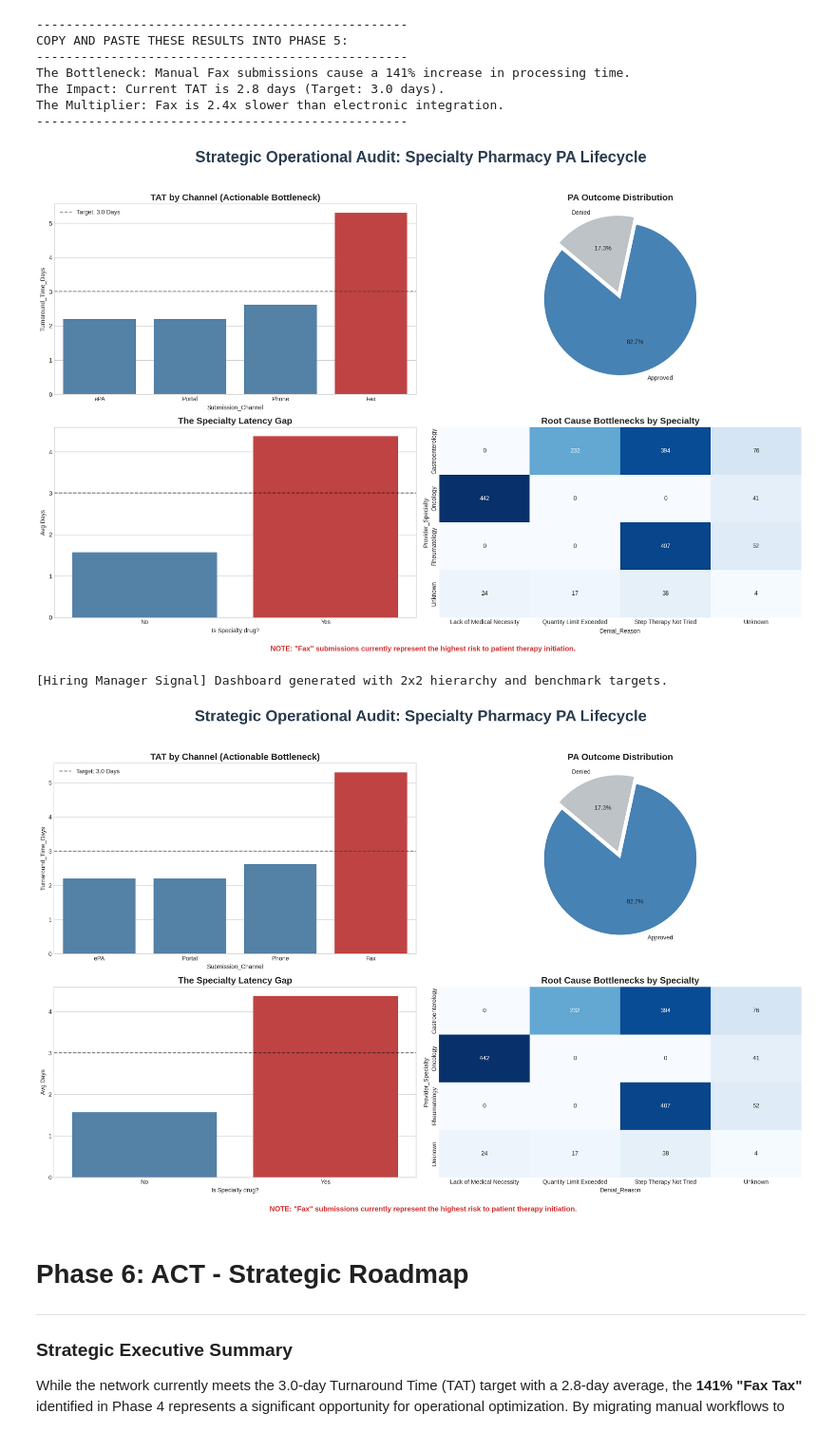
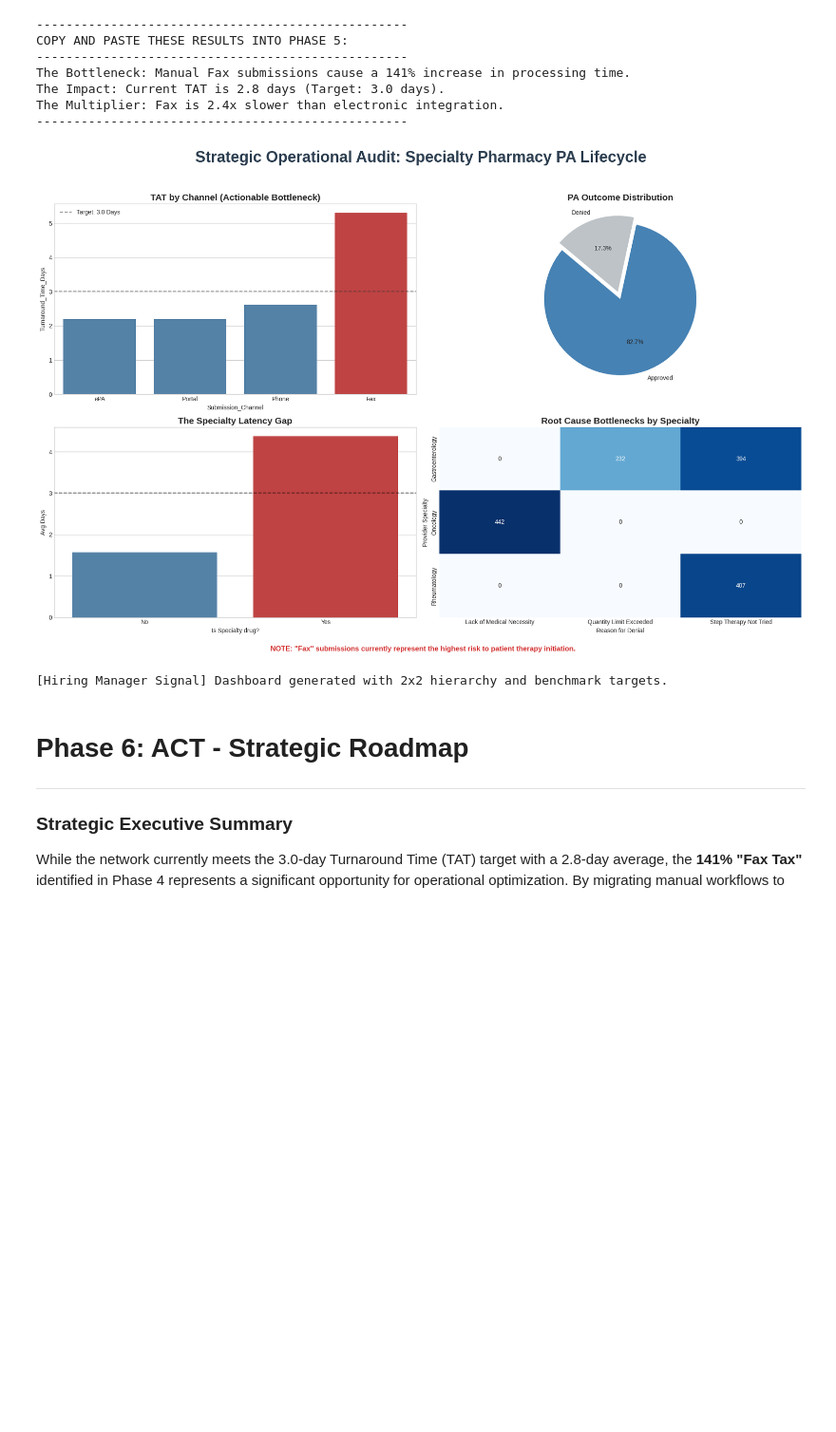
Before and after one commit to ryansp86/Project-RX-pedite, a Jupyter notebook: notebooks/Project_RX-pedite_Case_Study.ipynb, the cells around one changed output. Shown at 95% size. Drawn from its saved outputs; the diff is of its cells as text; code cells hidden in the pictures; blank space fills up the shorter version.

```diff
--- a/notebooks/Project_RX-pedite_Case_Study.ipynb
+++ b/notebooks/Project_RX-pedite_Case_Study.ipynb
@@ -210,7 +310,7 @@ df['Provider_Specialty'] = df['Provider_Specialty'].fillna('Unknown')
 
 # Logic-Based Filling for Denial Reasons:
 # Approved claims get 'N/A', Denied claims with missing reasons get 'Unknown'
-df.loc[df['Status'] == 'Approved', 'Denial_Reason'] = df['Denial_Reason'].fillna('N/A')
+df.loc[df['Status'].isin(['Approved', 'Pending']), 'Denial_Reason'] = 'N/A'
 df['Denial_Reason'] = df['Denial_Reason'].fillna('Unknown')
 
 # 3. DEDUPLICATION
@@ -405,74 +517,76 @@ import warnings
 warnings.filterwarnings('ignore', category=FutureWarning)
 
 # 1. Dashboard Styling & Configuration
-# Standardizing on a monochromatic Steel Blue theme with a single accent color for "Action Items"
 MAIN_COLOR = '#4682B4'  # Steel Blue (Standard)
 ALERT_COLOR = '#D32F2F' # Action Red (Critical Failure)
 TARGET_TAT = 3.0        # Corporate Benchmark for TAT
 
-# 2. Setup the 2x2 Consolidated Layout (Structural Shift)
+# 2. Setup the 2x2 Consolidated Layout
 fig, axes = plt.subplots(2, 2, figsize=(18, 12))
 fig.suptitle('Strategic Operational Audit: Specialty Pharmacy PA Lifecycle',
              fontsize=26, fontweight='bold', y=0.98, color='#2C3E50')
 
-# --- UPDATED CHART 1: TARGETED COLOR LOGIC ---
+# --- CHART 1: TAT by Channel (Actionable Bottleneck) ---
 ax1 = axes[0, 0]
 channel_data = df.groupby('Submission_Channel')['Turnaround_Time_Days'].mean().sort_values().reset_index()
 
-# Logic: Only color 'Fax' red. Everything else is the professional Steel Blue.
-colors = [ALERT_COLOR if x == 'Fax' else MAIN_COLOR for x in channel_data['Submission_Channel']]
+# Logic: Only color 'Fax' red.
+colors = {chan: ALERT_COLOR if chan == 'Fax' else MAIN_COLOR for chan in channel_data['Submission_Channel']}
 
 sns.barplot(data=channel_data, x='Submission_Channel', y='Turnaround_Time_Days',
             palette=colors, ax=ax1, hue='Submission_Channel', legend=False)
 
-# Add the Benchmark Target Line
 ax1.axhline(TARGET_TAT, color='#333333', linestyle='--', alpha=0.6, label=f'Target: {TARGET_TAT} Days')
 ax1.set_title('TAT by Channel (Actionable Bottleneck)', fontsize=15, fontweight='bold')
 ax1.legend()
 
-# --- CHART 2: Volume by Status (The "At-a-Glance" Rule) ---
-# Goal: Quick visualization of approval vs denial rates to judge quality.
+# --- CHART 2: PA Outcome Distribution ---
 ax2 = axes[0, 1]
 status_counts = df['Status'].value_counts()
 ax2.pie(status_counts, labels=status_counts.index, autopct='%1.1f%%',
         colors=[MAIN_COLOR, '#BDC3C7'], startangle=140, explode=(0, 0.1))
 ax2.set_title('PA Outcome Distribution', fontsize=15, fontweight='bold')
 
-# --- CHART 3: Efficiency Gap: Retail vs. Specialty (Consistent Orientation) ---
-# Goal: Highlight the complexity tax of Specialty medications.
+# --- CHART 3: The Specialty Latency Gap ---
 ax3 = axes[1, 0]
 spec_perf = df.groupby('Is_Specialty')['Turnaround_Time_Days'].mean().reset_index()
+
+# Explicit color mapping ensures 'Yes' is always Red
 sns.barplot(data=spec_perf, x='Is_Specialty', y='Turnaround_Time_Days',
-            palette=[MAIN_COLOR, ALERT_COLOR], ax=ax3, hue='Is_Specialty', legend=False)
+            palette={'No': MAIN_COLOR, 'Yes': ALERT_COLOR}, ax=ax3, hue='Is_Specialty', legend=False)
+
 ax3.axhline(TARGET_TAT, color='black', linestyle='--', alpha=0.6)
 ax3.set_title('The Specialty Latency Gap', fontsize=15, fontweight='bold')
 ax3.set_ylabel('Avg Days')
 ax3.set_xlabel('Is Specialty drug?')
 
-# --- CHART 4: Denial Root Cause (Contextual Layering) ---
-# Goal: Heatmap identifies peak bottlenecks for staffing/automation optimization.
+# --- CHART 4: Denial Root Cause (Cleaned Heatmap) ---
 ax4 = axes[1, 1]
 denials_df = df[df['Status'] == 'Denied']
 denial_matrix = pd.crosstab(denials_df['Provider_Specialty'], denials_df['Denial_Reason'])
+
+# THE FIX: Drop the Phase 3 'Unknown' artifacts so they don't appear in the executive view
+denial_matrix = denial_matrix.drop(index='Unknown', errors='ignore')
+denial_matrix = denial_matrix.drop(columns=['Unknown', 'N/A'], errors='ignore')
+
 sns.heatmap(denial_matrix, annot=True, fmt='d', cmap='Blues', ax=ax4, cbar=False)
 ax4.set_title('Root Cause Bottlenecks by Specialty', fontsize=15, fontweight='bold')
+ax4.set_ylabel('Provider Specialty')
+ax4.set_xlabel('Reason for Denial')
 
 # Final Polish & Metadata
 plt.tight_layout(rect=[0, 0.03, 1, 0.95])
 plt.annotate('NOTE: "Fax" submissions currently represent the highest risk to patient therapy initiation.',
              xy=(0.5, 0.01), xycoords='figure fraction', ha='center', fontsize=12, color=ALERT_COLOR, fontweight='bold')
 
 # Export for Portfolio
 plt.savefig('Strategic_Executive_Dashboard_v1.png', dpi=300, bbox_inches='tight')
 plt.show()
 
 print("\n[Hiring Manager Signal] Dashboard generated with 2x2 hierarchy and benchmark targets.")
-from IPython.display import Image, display
-display(Image('Strategic_Executive_Dashboard_v1.png'))
 # %% [output]
-[figure, old version]
+[figure, new version]
 [Hiring Manager Signal] Dashboard generated with 2x2 hierarchy and benchmark targets.
-[figure, removed]
 # %% [markdown]
 # **Phase 6: ACT - Strategic Roadmap**
 ---
```
Also changed, not shown: parts of 6 cells of this notebook.
